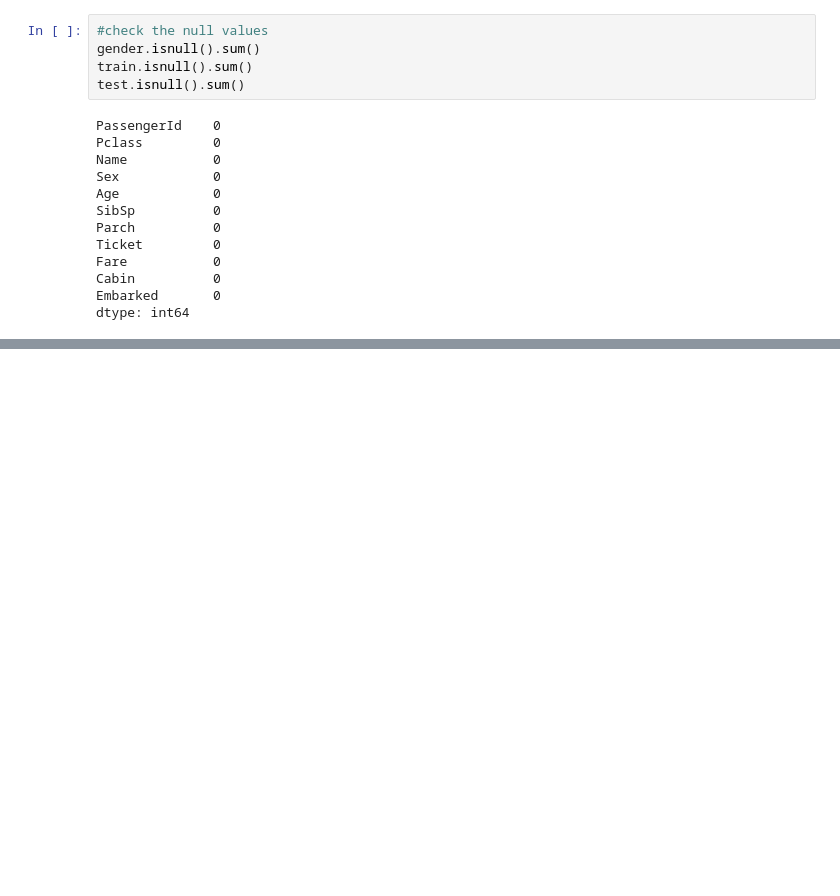
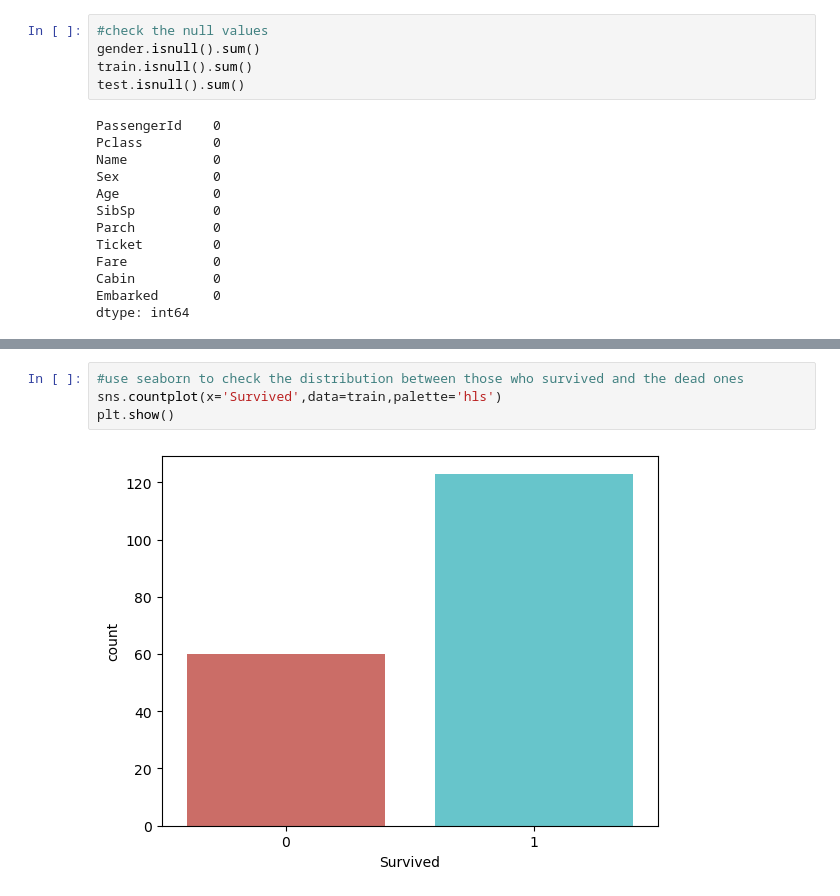
Before and after one commit to Kiash254/DS-ML, a Jupyter notebook: titanic/titanic.ipynb, the cells around one changed output, grey strips where cells are left out. Cells and saved outputs as stored; diff of their text form; blank space fills up the shorter version.

```diff
--- a/titanic/titanic.ipynb
+++ b/titanic/titanic.ipynb
@@ -111,0 +131,6 @@ dtype: int64
+# %%
+#use seaborn to check the distribution between those who survived and the dead ones
+sns.countplot(x='Survived',data=train,palette='hls')
+plt.show()
+# %% [output]
+[figure, added]
```
Also changed, not shown: parts of 4 cells of this notebook.
